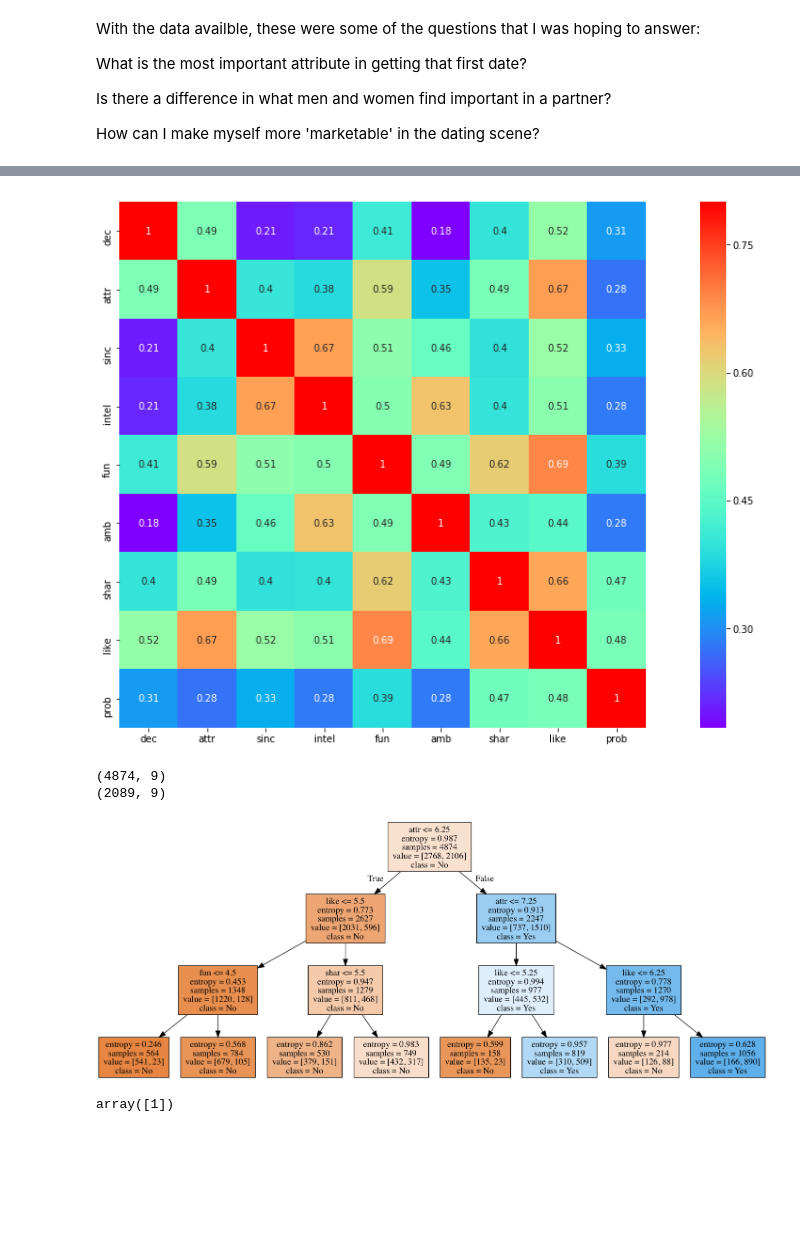
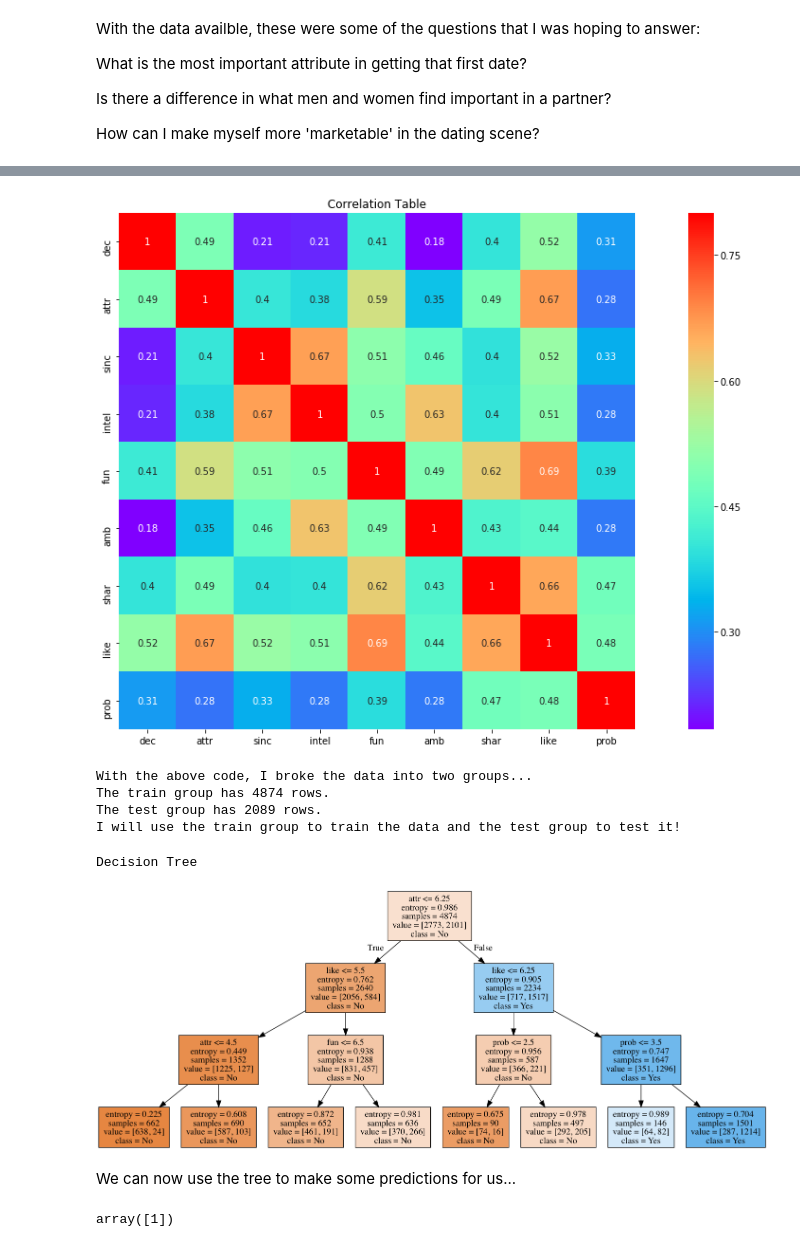
Before and after one commit to VincentG123/ThinkfulBootcamp, a Jupyter notebook: Speed_Dating_Capstone.ipynb, the cells around one changed output, grey strips where cells are left out. Saved outputs shown, nothing was run; the diff lists cells and outputs as text; code cells hidden in the pictures; blank space fills up the shorter version.

```diff
--- a/Speed_Dating_Capstone.ipynb
+++ b/Speed_Dating_Capstone.ipynb
@@ -387,22 +494,30 @@ speed_dating1 = speed_dating[['dec', 'attr', 'sinc', 'intel', 'fun', 'amb', 'sha
 # %%
 speed_dating1_rankings = speed_dating1.corr()
 plt.figure(figsize=(20,10))
 sns.heatmap(speed_dating1_rankings, vmax=.8, square=True, annot=True, cmap = 'rainbow')
+plt.title('Correlation Table')
 plt.show()
 # %% [output]
-[figure, old version]
+[figure, new version]
 # %%
 from sklearn.model_selection import train_test_split # to split the data into two parts
 
 #now split our data into train and test
 train, test = train_test_split(speed_dating1, test_size = 0.3)# in this our main data is splitted into train and test
 # we can check their dimension
-print(train.shape)
-print(test.shape)
+
+print('With the above code, I broke the data into two groups...')
+print('The train group has {} rows.'.format(train.shape[0]))
+print('The test group has {} rows.'.format(test.shape[0]))
+print('I will use the train group to train the data and the test group to test it!')
 # %% [output]
-(4874, 9)
-(2089, 9)
+With the above code, I broke the data into two groups...
+The train group has 4874 rows.
+The test group has 2089 rows.
+I will use the train group to train the data and the test group to test it!
 # %%
+print('Decision Tree')
+
 from sklearn import tree
 
 # A convenience for displaying visualizations.
@@ -435,6 +550,9 @@ dot_data = tree.export_graphviz(
 graph = pydotplus.graph_from_dot_data(dot_data)
 Image(graph.create_png())
 # %% [output]
+Decision Tree
-[figure, old version]
+[figure, new version]
+# %% [markdown]
+We can now use the tree to make some predictions for us...
 # %%
 # ['attr', 'sinc', 'intel', 'fun', 'amb', 'shar', 'like', 'prob']
```
Also changed, not shown: parts of 80 cells of this notebook.
